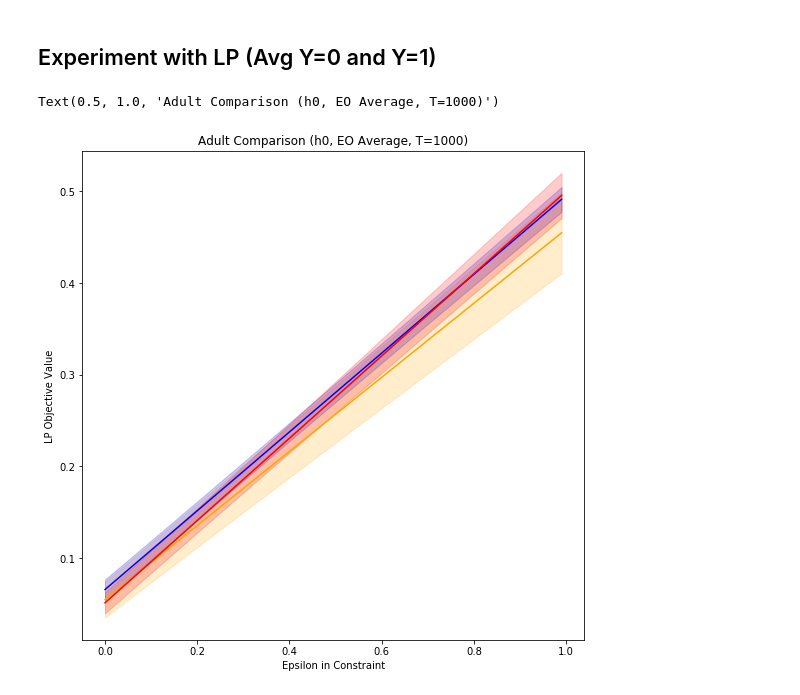
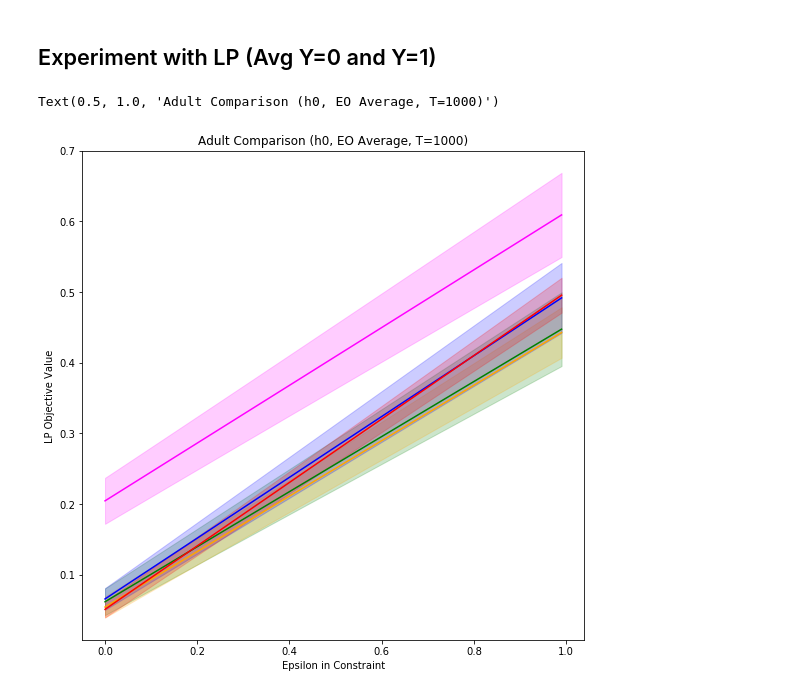
Before and after one commit to samuel-deng/Ensuring-Fairness-Beyond-the-Training-Data, a Jupyter notebook: algorithms/Part3_Comparisons/comparison_EO_adult.ipynb, the cells around one changed output. Saved outputs shown, nothing was run; the diff lists cells and outputs as text; code cells hidden in the pictures.

```diff
--- a/algorithms/Part3_Comparisons/comparison_EO_adult.ipynb
+++ b/algorithms/Part3_Comparisons/comparison_EO_adult.ipynb
@@ -600,20 +796,28 @@ inprocessing_avg_objective_values_y1 = np.divide(inprocessing_avg_objective_valu
 postprocessing_avg_objective_values_y1 = np.divide(postprocessing_avg_objective_values_y1, 4)
 robust_avg_objective_values_y1 = np.divide(robust_avg_objective_values_y1, 4)
 # %%
+unconstrained_std_err = []
+preprocessing_std_err = []
 inprocessing_std_err = []
 postprocessing_std_err = []
 robust_std_err = []
 
 for i in range(100):
+    unconstrained_vals = []
+    preprocessing_vals = []
     inprocessing_vals = []
     postprocessing_vals = []
     robust_vals = []
 
     for s in range(1,5):
+        unconstrained_vals.append(unconstrained_objective_values_y1[s][i])
+        preprocessing_vals.append(preprocessing_objective_values_y1[s][i])
         inprocessing_vals.append(inprocessing_objective_values_y1[s][i])
         postprocessing_vals.append(postprocessing_objective_values_y1[s][i])
         robust_vals.append(robust_objective_values_y1[s][i])
 
+    unconstrained_std_err.append(std_error(unconstrained_vals))
+    preprocessing_std_err.append(std_error(preprocessing_vals))
     inprocessing_std_err.append(std_error(inprocessing_vals))
     postprocessing_std_err.append(std_error(postprocessing_vals))
     robust_std_err.append(std_error(robust_vals))
@@ -635,66 +843,92 @@ Text(0.5, 1.0, 'Adult Comparison (h0, EOy1, T=1000)')
 # %% [markdown]
 ## Experiment with LP (Avg Y=0 and Y=1)
 # %%
+unconstrained_objective_values_avgy0y1 = []
+preprocessing_objective_values_avgy0y1 = []
 inprocessing_objective_values_avgy0y1 = []
 postprocessing_objective_values_avgy0y1 = []
 robust_objective_values_avgy0y1 = []
 
 for i in range(5):
+    unconstrained_curr = []
+    preprocessing_curr = []
     inprocessing_curr = []
     postprocessing_curr = []
     robust_curr = []
 
+    unconstrained_avg = (unconstrained_objective_values_y0[i] + unconstrained_objective_values_y1[i])/2
+    preprocessing_avg = (preprocessing_objective_values_y0[i] + preprocessing_objective_values_y1[i])/2
     inprocessing_avg = (inprocessing_objective_values_y0[i] + inprocessing_objective_values_y1[i])/2
     postprocessing_avg = (postprocessing_objective_values_y0[i] + postprocessing_objective_values_y1[i])/2
     robust_avg = (robust_objective_values_y0[i] + robust_objective_values_y1[i])/2
 
+    unconstrained_objective_values_avgy0y1.append(unconstrained_avg)
+    preprocessing_objective_values_avgy0y1.append(preprocessing_avg)
     inprocessing_objective_values_avgy0y1.append(inprocessing_avg)
     postprocessing_objective_values_avgy0y1.append(postprocessing_avg)
     robust_objective_values_avgy0y1.append(robust_avg)
 # %%
 # Average over the results
+unconstrained_avg_objective_values_avgy0y1 = np.zeros(len(unconstrained_objective_values_avgy0y1[0]))
+preprocessing_avg_objective_values_avgy0y1 = np.zeros(len(preprocessing_objective_values_avgy0y1[0]))
 inprocessing_avg_objective_values_avgy0y1 = np.zeros(len(inprocessing_objective_values_avgy0y1[0]))
 postprocessing_avg_objective_values_avgy0y1 = np.zeros(len(postprocessing_objective_values_avgy0y1[0]))
 robust_avg_objective_values_avgy0y1 = np.zeros(len(robust_objective_values_avgy0y1[0]))
 
 for i in range(1,5):
+    unconstrained_avg_objective_values_avgy0y1 += unconstrained_objective_values_avgy0y1[i]
+    preprocessing_avg_objective_values_avgy0y1 += preprocessing_objective_values_avgy0y1[i]
     inprocessing_avg_objective_values_avgy0y1 += inprocessing_objective_values_avgy0y1[i]
     postprocessing_avg_objective_values_avgy0y1 += postprocessing_objective_values_avgy0y1[i]
     robust_avg_objective_values_avgy0y1 += robust_objective_values_avgy0y1[i]
 
+unconstrained_avg_objective_values_avgy0y1 = np.divide(unconstrained_avg_objective_values_avgy0y1, 4)
+preprocessing_avg_objective_values_avgy0y1 = np.divide(preprocessing_avg_objective_values_avgy0y1, 4)
 inprocessing_avg_objective_values_avgy0y1 = np.divide(inprocessing_avg_objective_values_avgy0y1, 4)
 postprocessing_avg_objective_values_avgy0y1 = np.divide(postprocessing_avg_objective_values_avgy0y1, 4)
 robust_avg_objective_values_avgy0y1 = np.divide(robust_avg_objective_values_avgy0y1, 4)
 # %%
+unconstrained_std_err = []
+preprocessing_std_err = []
 inprocessing_std_err = []
 postprocessing_std_err = []
 robust_std_err = []
 
 for i in range(100):
+    uncosntrained_vals = []
+    preprocessing_vals = []
     inprocessing_vals = []
     postprocessing_vals = []
     robust_vals = []
 
     for s in range(1,5):
+        uncosntrained_vals.append(unconstrained_objective_values_avgy0y1[s][i])
+        preprocessing_vals.append(preprocessing_objective_values_avgy0y1[s][i])
         inprocessing_vals.append(inprocessing_objective_values_avgy0y1[s][i])
         postprocessing_vals.append(postprocessing_objective_values_avgy0y1[s][i])
         robust_vals.append(robust_objective_values_avgy0y1[s][i])
 
+    unconstrained_std_err.append(std_error(uncosntrained_vals))
+    preprocessing_std_err.append(std_error(preprocessing_vals))
     inprocessing_std_err.append(std_error(inprocessing_vals))
     postprocessing_std_err.append(std_error(postprocessing_vals))
     robust_std_err.append(std_error(robust_vals))
 # %%
 # Plot the constraints vs. objective values
 plt.figure(figsize=(9,9))
+plt.plot(epsilons, unconstrained_avg_objective_values_avgy0y1, 'magenta')
+plt.plot(epsilons, preprocessing_avg_objective_values_avgy0y1, 'green')
 plt.plot(epsilons, inprocessing_avg_objective_values_avgy0y1, 'orange')
 plt.plot(epsilons, postprocessing_avg_objective_values_avgy0y1, 'blue')
 plt.plot(epsilons, robust_avg_objective_values_avgy0y1, 'red')
+plt.fill_between(epsilons, unconstrained_avg_objective_values_avgy0y1 - unconstrained_std_err, unconstrained_avg_objective_values_avgy0y1 + unconstrained_std_err, color='magenta', alpha=0.2)
+plt.fill_between(epsilons, preprocessing_avg_objective_values_avgy0y1 - preprocessing_std_err, preprocessing_avg_objective_values_avgy0y1 + preprocessing_std_err, color='green', alpha=0.2)
 plt.fill_between(epsilons, inprocessing_avg_objective_values_avgy0y1 - inprocessing_std_err, inprocessing_avg_objective_values_avgy0y1 + inprocessing_std_err, color='orange', alpha=0.2)
 plt.fill_between(epsilons, postprocessing_avg_objective_values_avgy0y1 - postprocessing_std_err, postprocessing_avg_objective_values_avgy0y1 + postprocessing_std_err, color='blue', alpha=0.2)
 plt.fill_between(epsilons, robust_avg_objective_values_avgy0y1 - robust_std_err, robust_avg_objective_values_avgy0y1 + robust_std_err, color='red', alpha=0.2)
 plt.xlabel('Epsilon in Constraint')
 plt.ylabel('LP Objective Value')
 plt.title('Adult Comparison (h0, EO Average, T=1000)')
 # %% [output]
 Text(0.5, 1.0, 'Adult Comparison (h0, EO Average, T=1000)')
-[figure, old version]
+[figure, new version]
```
Also changed, not shown: parts of 15 cells of this notebook, 54 other files.
